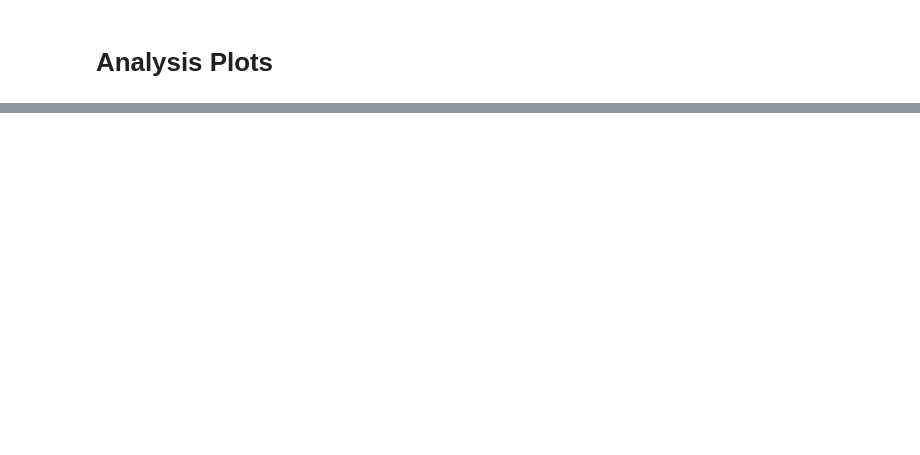
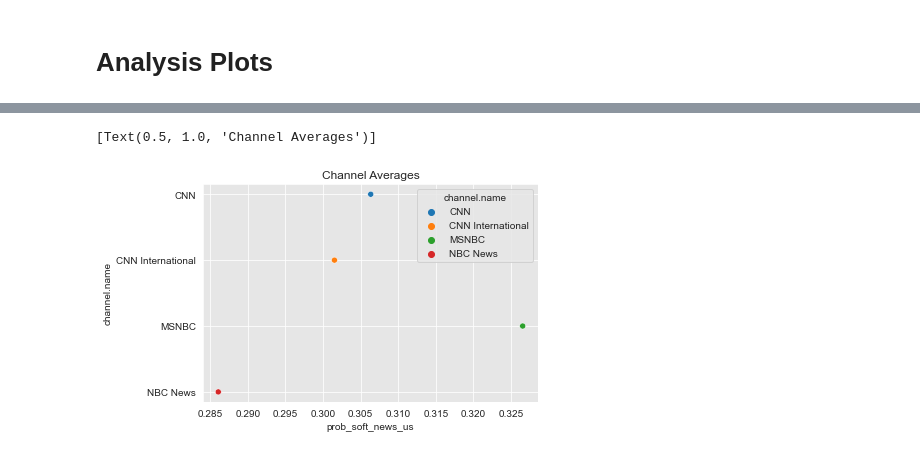
Before and after one commit to notnews/naught_news, a Jupyter notebook: notebooks/soft_news_pipeline.ipynb, the cells around one changed output, grey strips where cells are left out. Drawn from its saved outputs; the diff is of its cells as text; code cells hidden in the pictures; blank space fills up the shorter version.

```diff
--- a/notebooks/soft_news_pipeline.ipynb
+++ b/notebooks/soft_news_pipeline.ipynb
@@ -320,0 +321,13 @@ sns.scatterplot(x="prob_soft_news_us", y="program.name", data=soft_news_df_grp,
+# %%
+# Showing channel averages
+channel_averages = filt_soft_news_df.groupby('channel.name')['prob_soft_news_us'].mean().reset_index()
+channel_averages = channel_averages.sort_values('channel.name')
+
+sns.set_style("darkgrid", {"axes.facecolor": ".9"})
+
+sns.scatterplot(x="prob_soft_news_us", y="channel.name", data=channel_averages,
+                      hue="channel.name"
+                ).set(title='Channel Averages')
+# %% [output]
+[Text(0.5, 1.0, 'Channel Averages')]
+[figure, added]
```
Also changed, not shown: parts of 32 cells of this notebook.
